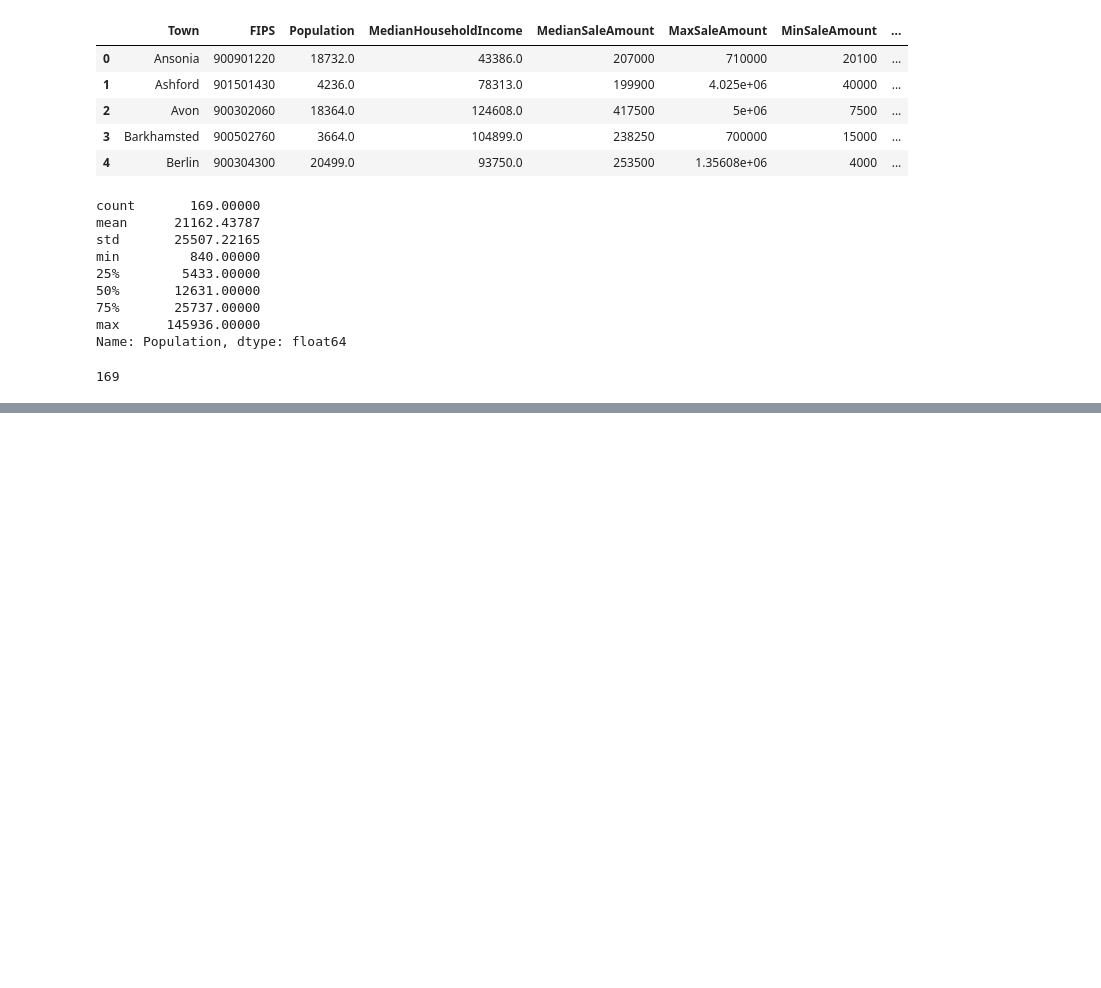
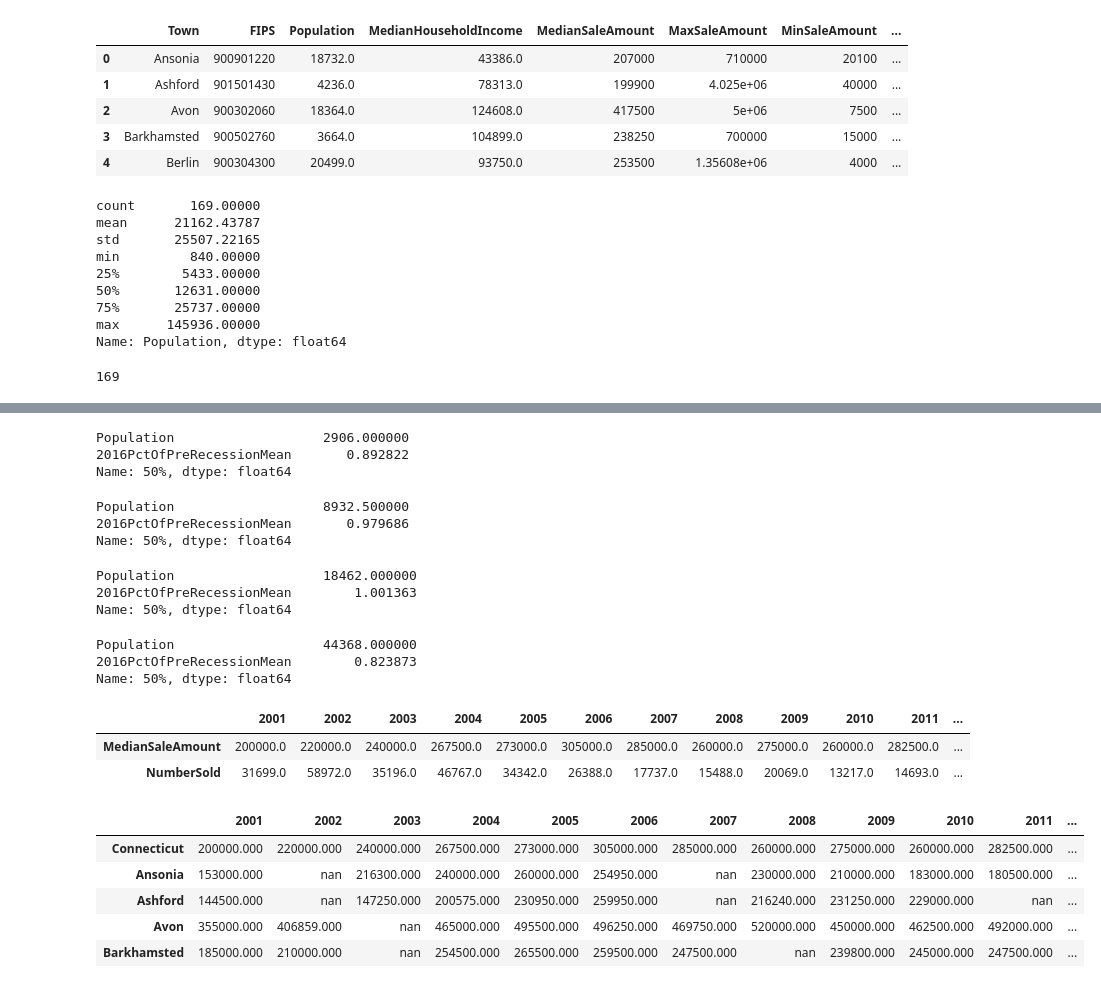
Before and after one commit to jamiekasulis/ct_real_estate_sales, a Jupyter notebook: Data Exploration.ipynb, the cells around one changed output, grey strips where cells are left out. Cells and saved outputs as stored; diff of their text form; code cells hidden in the pictures; blank space fills up the shorter version.

Commit message:
Added functionality for calculating recovery

```diff
--- a/Data Exploration.ipynb
+++ b/Data Exploration.ipynb
@@ -29,6 +29,7 @@ My GitHub repository: https://github.com/jamiekasulis/ct_real_estate_sales, wher
 import pandas as pd
 import matplotlib
 %matplotlib inline
+pd.set_option('display.float_format', lambda x: '%.3f' % x)
 # %% [markdown]
 #### Update MAX_YEAR when new data comes out.
 # %%
@@ -874,0 +928,24 @@ len(tiny_town) + len(small_town) + len(medium_town) + len(large_town)
+# %%
+tiny_town[['Town', 'Population', '2016PctOfPreRecessionMean']].describe().iloc[5]
+# %% [output]
+Population                   2906.000000
+2016PctOfPreRecessionMean       0.892822
+Name: 50%, dtype: float64
+# %%
+small_town[['Town', 'Population', '2016PctOfPreRecessionMean']].describe().iloc[5]
+# %% [output]
+Population                   8932.500000
+2016PctOfPreRecessionMean       0.979686
+Name: 50%, dtype: float64
+# %%
+medium_town[['Town', 'Population', '2016PctOfPreRecessionMean']].describe().iloc[5]
+# %% [output]
+Population                   18462.000000
+2016PctOfPreRecessionMean        1.001363
+Name: 50%, dtype: float64
+# %%
+large_town[['Town', 'Population', '2016PctOfPreRecessionMean']].describe().iloc[5]
+# %% [output]
+Population                   44368.000000
+2016PctOfPreRecessionMean        0.823873
+Name: 50%, dtype: float64
@@ -874,0 +956,43 @@ len(tiny_town) + len(small_town) + len(medium_town) + len(large_town)
+# %%
+combine_sales_and_median_sale_amount()
+# %% [output]
+|  | 2001 | 2002 | 2003 | 2004 | 2005 | 2006 | 2007 | 2008 | 2009 | 2010 | 2011 | ... |
+| MedianSaleAmount | 200000.0 | 220000.0 | 240000.0 | 267500.0 | 273000.0 | 305000.0 | 285000.0 | 260000.0 | 275000.0 | 260000.0 | 282500.0 | ... |
+| NumberSold | 31699.0 | 58972.0 | 35196.0 | 46767.0 | 34342.0 | 26388.0 | 17737.0 | 15488.0 | 20069.0 | 13217.0 | 14693.0 | ... |
+# %%
+# Make a dataframe that measures recovery to pre-recession Median Sale Amount
+ct_towns_recovered_saleamount = saleamount_ts_all.copy()
+
+# Need to have a more detailed way to sum rows since NAs should not be included, and we should therefore calculate
+# mean differently
+def calculate_mean_pre_recession_sale_amount(df):
+    """
+    Returs a copy of df with a column called 'MeanPreRecessionSaleAmount'
+    """
+    new_df = df.copy()
+    new_df['MeanPreRecessionSaleAmount'] = -1
+
+    # Iterate through every town
+    for index in new_df.index:
+        list_of_values = []
+
+        # Iterate through every pre-recession year (excluding 2006, which is when the tanking begins)
+        for year in range (2001, 2006):
+            value = new_df.loc[index, year] # Grab current value
+            if str(value) not in ['nan', '-1']:
+                list_of_values += [value]
+
+        # Update MeanPreRecessionSaleAmount
+        mean = sum(list_of_values) / len(list_of_values)
+        new_df.loc[index, 'MeanPreRecessionSaleAmount'] = mean
+
+    return new_df
+# %%
+calculate_mean_pre_recession_sale_amount(ct_towns_recovered_saleamount).head()
+# %% [output]
+|  | 2001 | 2002 | 2003 | 2004 | 2005 | 2006 | 2007 | 2008 | 2009 | 2010 | 2011 | ... |
+| Connecticut | 200000.000 | 220000.000 | 240000.000 | 267500.000 | 273000.000 | 305000.000 | 285000.000 | 260000.000 | 275000.000 | 260000.000 | 282500.000 | ... |
+| Ansonia | 153000.000 | nan | 216300.000 | 240000.000 | 260000.000 | 254950.000 | nan | 230000.000 | 210000.000 | 183000.000 | 180500.000 | ... |
+| Ashford | 144500.000 | nan | 147250.000 | 200575.000 | 230950.000 | 259950.000 | nan | 216240.000 | 231250.000 | 229000.000 | nan | ... |
+| Avon | 355000.000 | 406859.000 | nan | 465000.000 | 495500.000 | 496250.000 | 469750.000 | 520000.000 | 450000.000 | 462500.000 | 492000.000 | ... |
+| Barkhamsted | 185000.000 | 210000.000 | nan | 254500.000 | 265500.000 | 259500.000 | 247500.000 | nan | 239800.000 | 245000.000 | 247500.000 | ... |
```
Also changed, not shown: parts of 19 cells of this notebook.
